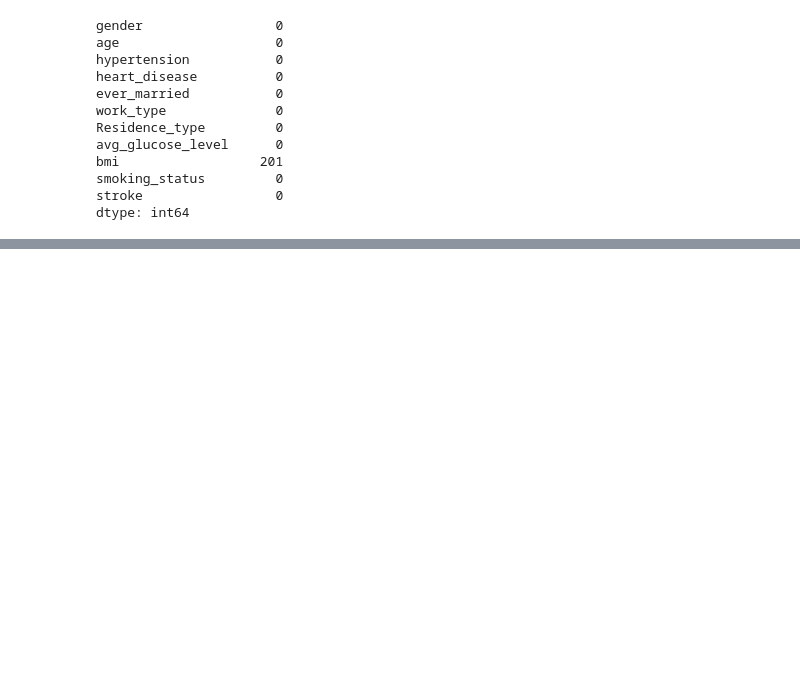
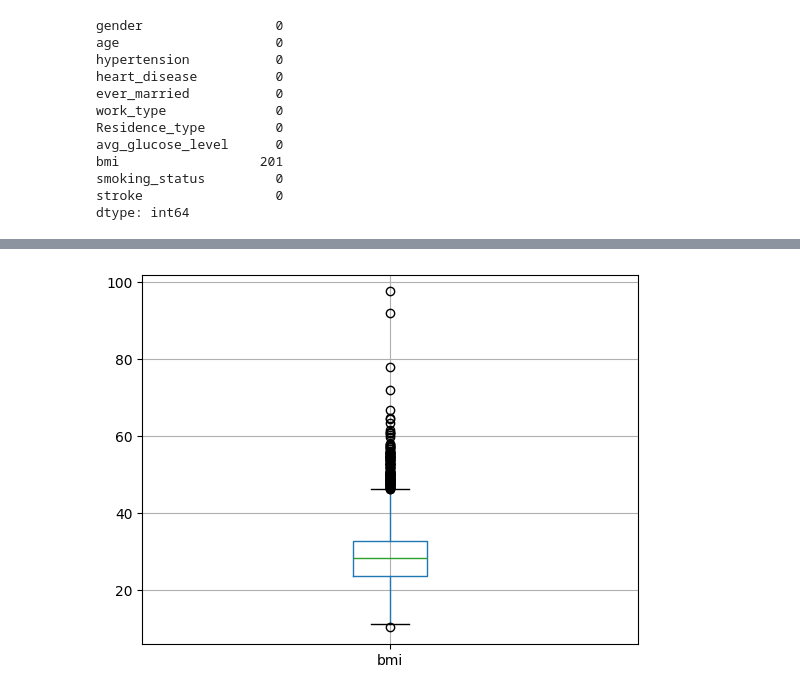
Before and after one commit to skanderkaroui/TP1-Machine-Learning, a Jupyter notebook: tp1.ipynb, the cells around one changed output, grey strips where cells are left out. Saved outputs shown, nothing was run; the diff lists cells and outputs as text; code cells hidden in the pictures; blank space fills up the shorter version.

```diff
--- a/tp1.ipynb
+++ b/tp1.ipynb
@@ -97,0 +103,2 @@ dtype: int64
+# %%
+df['bmi'] = df['bmi'].fillna(df['bmi'].mean()) # On remplace les valeurs vides par la valeur minimales
@@ -97,0 +120,5 @@ dtype: int64
+# %%
+df.boxplot(column="bmi")
+plt.show()
+# %% [output]
+[figure, added]
```
Also changed, not shown: parts of 2 cells of this notebook.
